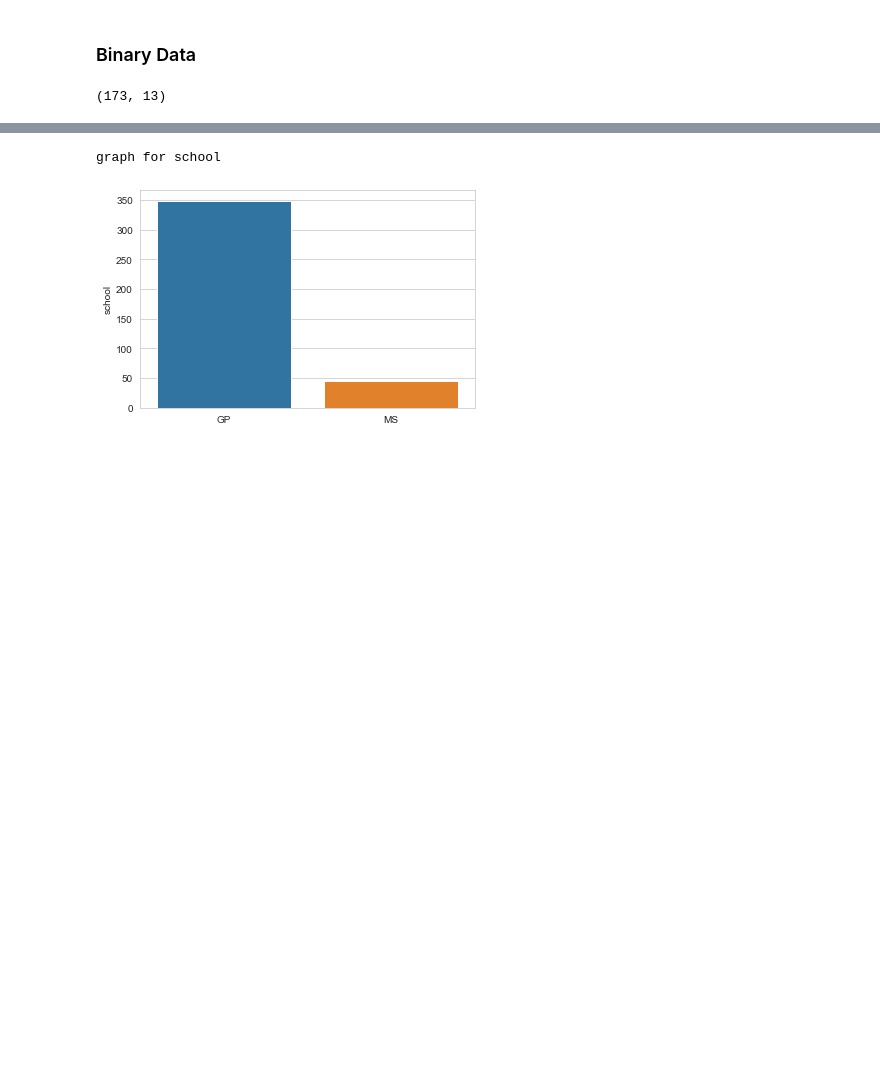
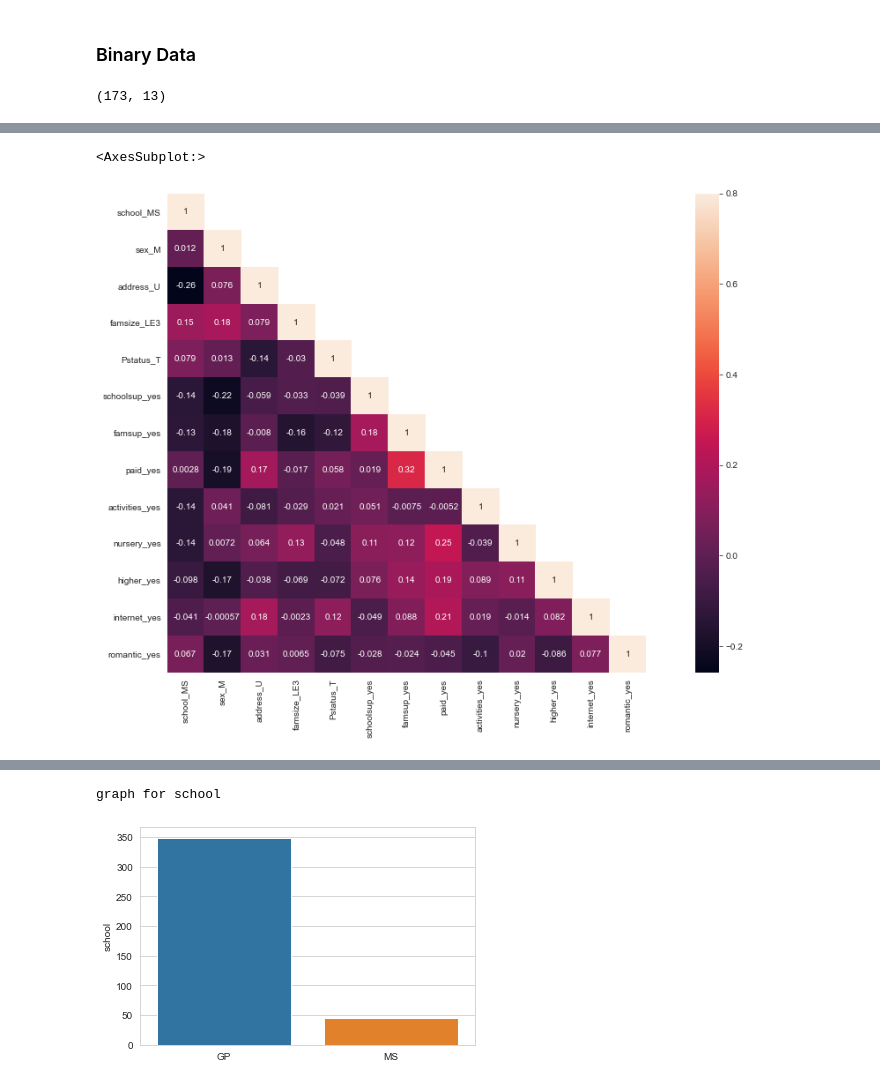
Before and after one commit to artkel/module_2, a Jupyter notebook: EDA_UNICEF.ipynb, the cells around one changed output, grey strips where cells are left out. Drawn from its saved outputs; the diff is of its cells as text; code cells hidden in the pictures; blank space fills up the shorter version.

```diff
--- a/EDA_UNICEF.ipynb
+++ b/EDA_UNICEF.ipynb
@@ -189,3 +189,18 @@ df_binary_noNaN = df.loc[:, ["school",
 df_binary_noNaN.shape
 # %% [output]
 (173, 13)
+# %%
+# binary data with dummies
+df_binary_dummies = pd.get_dummies(df_binary_noNaN, columns=["school",
+                       "sex",
+                       "address",
+                       "famsize",
+                       "Pstatus",
+                       "schoolsup",
+                       "famsup",
+                       "paid",
+                       "activities",
+                       "nursery",
+                       "higher",
+                       "internet",
+                       "romantic"], drop_first = True)
@@ -191,0 +228,11 @@ df_binary_noNaN.shape
+# %%
+corrMatt = df_binary_dummies.corr()
+# %%
+mask = np.array(corrMatt)
+mask[np.tril_indices_from(mask)] = False
+fig,ax= plt.subplots()
+fig.set_size_inches(20,10)
+sns.heatmap(corrMatt, mask=mask,vmax=.8, square=True,annot=True)
+# %% [output]
+<AxesSubplot:>
+[figure, added]
```
Also changed, not shown: parts of 4 cells of this notebook.
